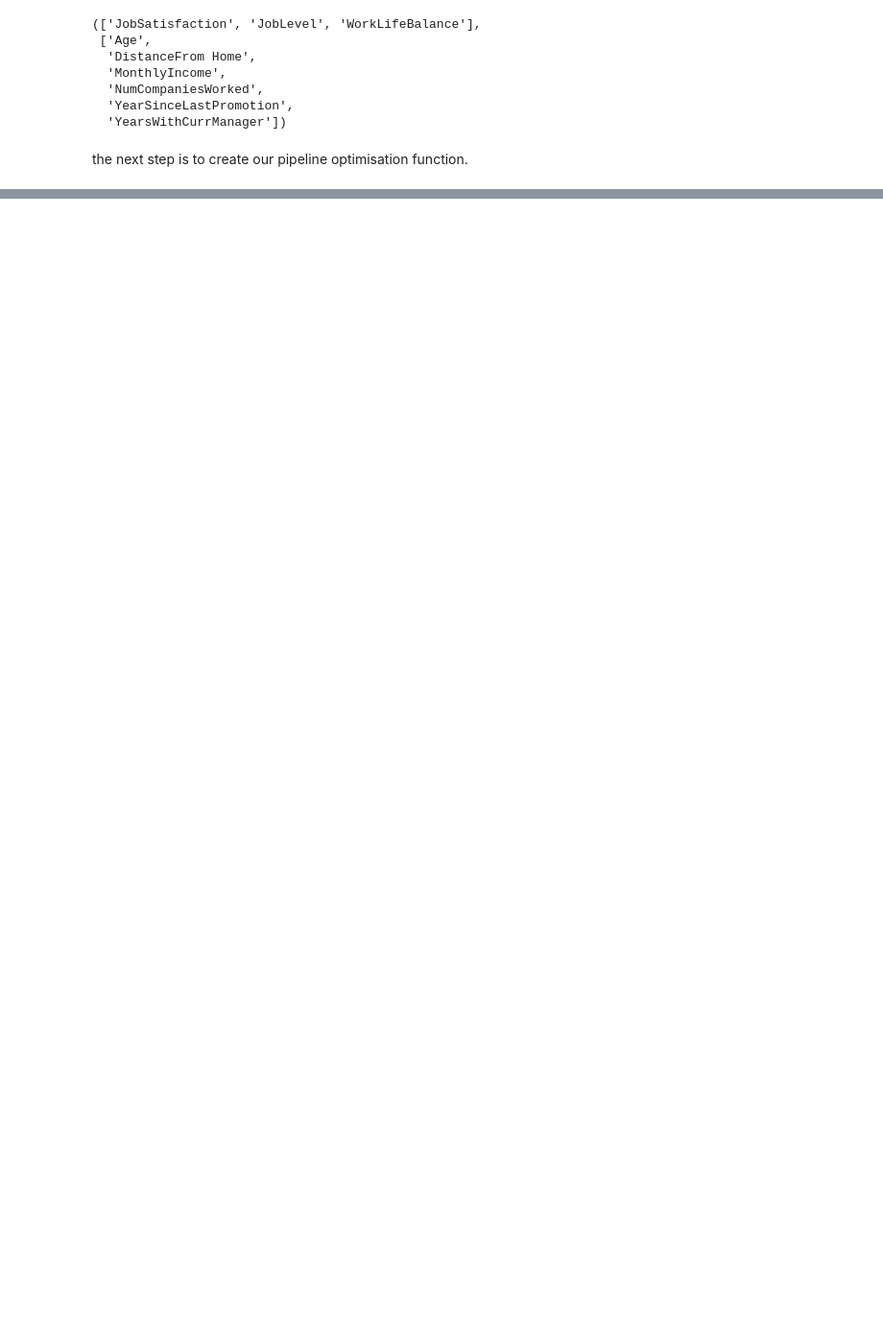
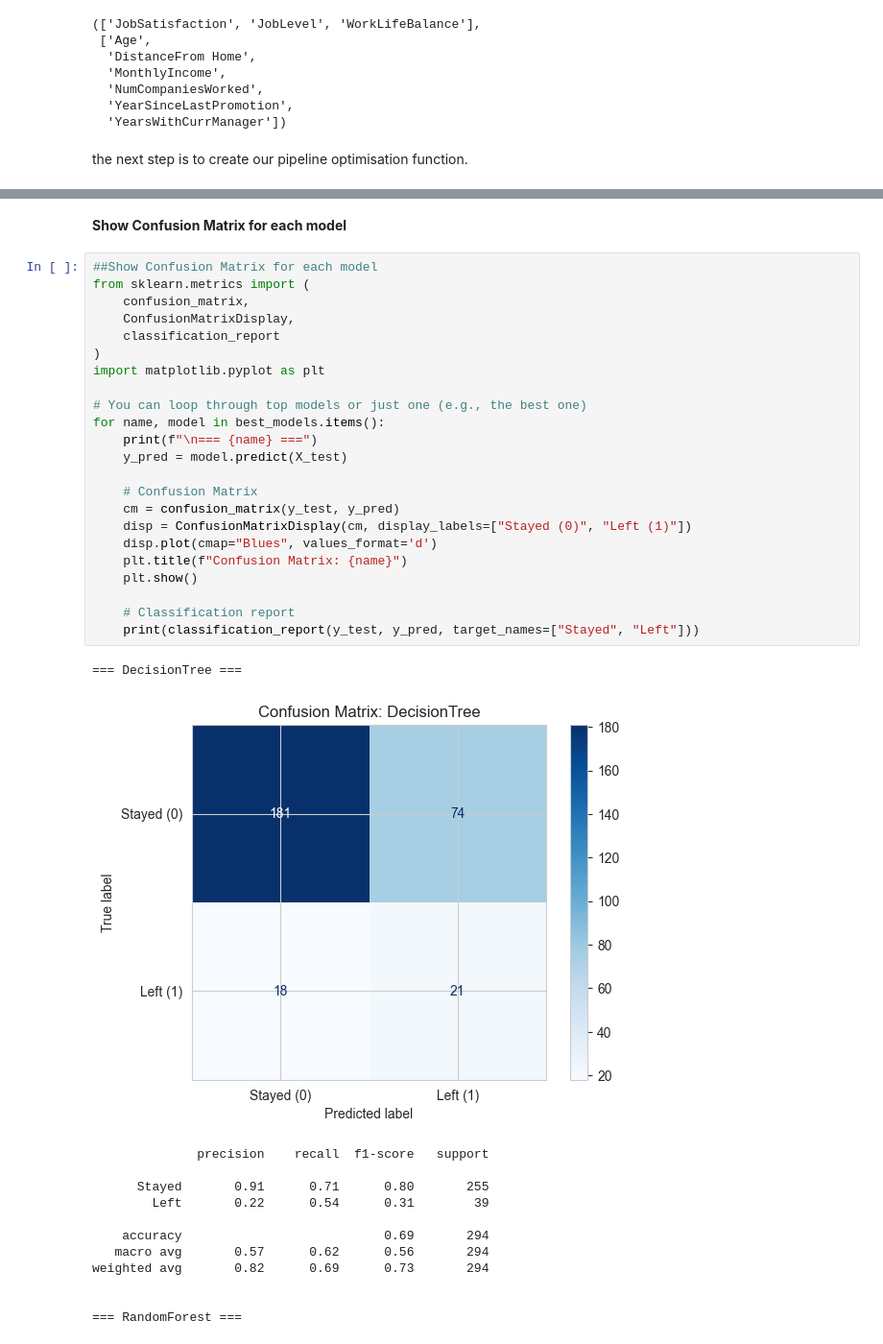
Before and after one commit to RanaAlaaTahon/employee-turnover-prediction, a Jupyter notebook: jupyter_notebooks/Modelling.ipynb, the cells around one changed output, grey strips where cells are left out. Shown at 96% size. Saved outputs shown, nothing was run; the diff lists cells and outputs as text; blank space fills up the shorter version.

```diff
--- a/jupyter_notebooks/Modelling.ipynb
+++ b/jupyter_notebooks/Modelling.ipynb
@@ -387,0 +565,39 @@ models = {
+# %% [markdown]
+**Show Confusion Matrix for each model**
+# %%
+##Show Confusion Matrix for each model
+from sklearn.metrics import (
+    confusion_matrix,
+    ConfusionMatrixDisplay,
+    classification_report
+)
+import matplotlib.pyplot as plt
+
+# You can loop through top models or just one (e.g., the best one)
+for name, model in best_models.items():
+    print(f"\n=== {name} ===")
+    y_pred = model.predict(X_test)
+
+    # Confusion Matrix
+    cm = confusion_matrix(y_test, y_pred)
+    disp = ConfusionMatrixDisplay(cm, display_labels=["Stayed (0)", "Left (1)"])
+    disp.plot(cmap="Blues", values_format='d')
+    plt.title(f"Confusion Matrix: {name}")
+    plt.show()
+
+    # Classification report
+    print(classification_report(y_test, y_pred, target_names=["Stayed", "Left"]))
+# %% [output]
+=== DecisionTree ===
+[figure, added]
+              precision    recall  f1-score   support
+
+      Stayed       0.91      0.71      0.80       255
+        Left       0.22      0.54      0.31        39
+
+    accuracy                           0.69       294
+   macro avg       0.57      0.62      0.56       294
+weighted avg       0.82      0.69      0.73       294
+
+
+=== RandomForest ===
```
Also changed, not shown: parts of 35 cells of this notebook, 1 other file.
